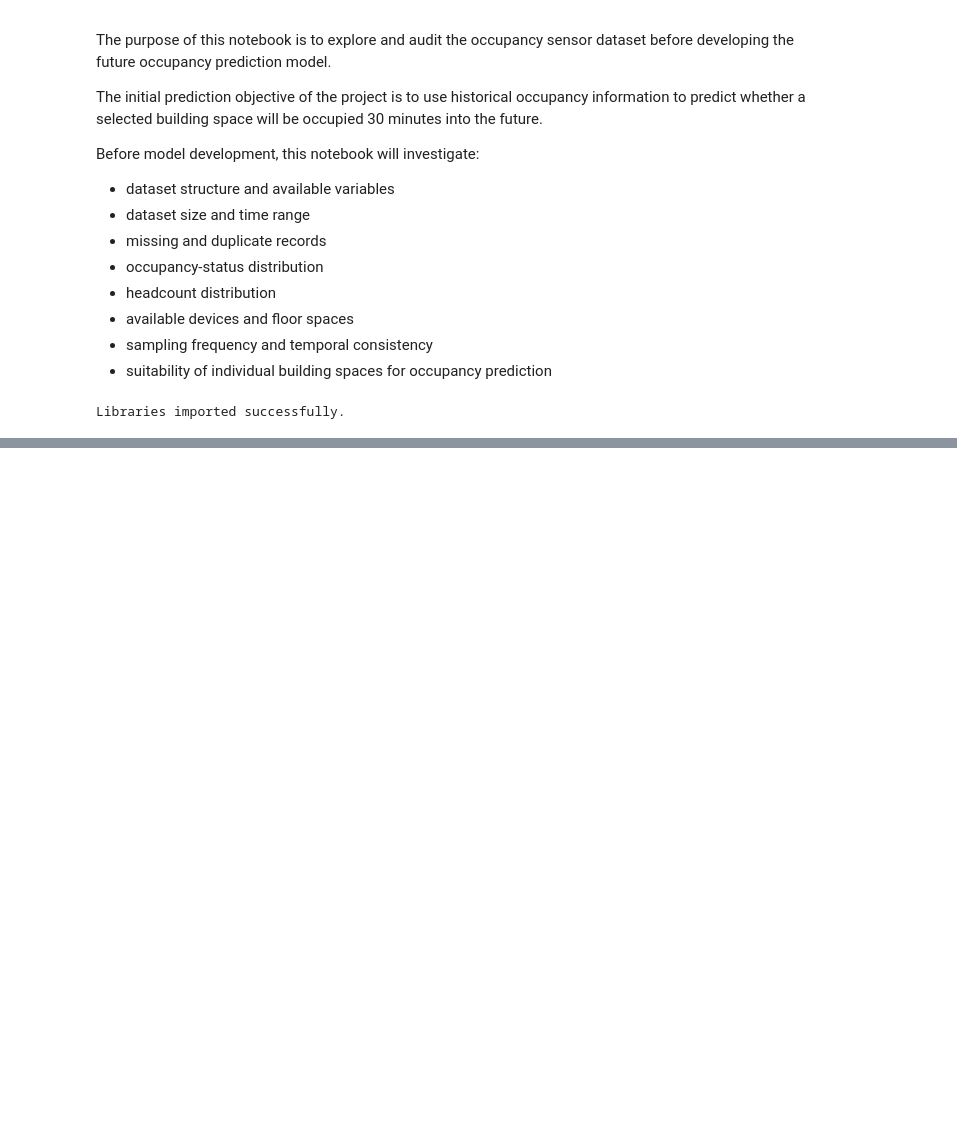
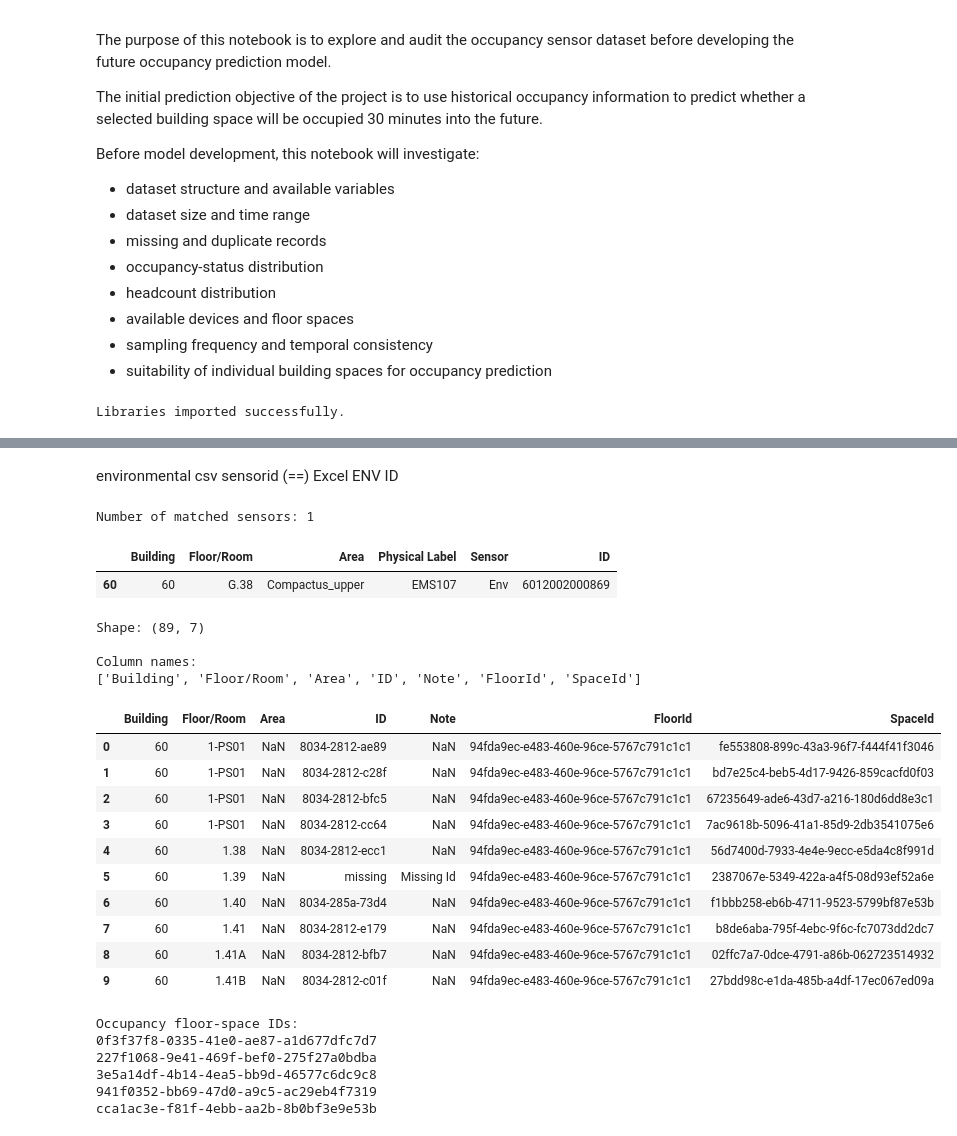
Before and after one commit to Betty-jyw/MMA3001-Occupancy-Prediction, a Jupyter notebook: notebooks/01_data_exploration.ipynb, the cells around one changed output, grey strips where cells are left out. Saved outputs shown, nothing was run; the diff lists cells and outputs as text; code cells hidden in the pictures; blank space fills up the shorter version.

```diff
--- a/notebooks/01_data_exploration.ipynb
+++ b/notebooks/01_data_exploration.ipynb
@@ -29,0 +36,9 @@ Libraries imported successfully.
+# %%
+import os
+
+data_path = "/content/drive/MyDrive/MMA3001_Project/data"
+
+files = os.listdir(data_path)
+
+for file in files:
+    print(file)
@@ -29,0 +246,7 @@ Libraries imported successfully.
+# %%
+mapping_file = data_path + "/Sensor ID and Locations.xlsx"
+
+excel_file = pd.ExcelFile(mapping_file)
+
+print("Sheet names:")
+print(excel_file.sheet_names)
@@ -29,0 +283,64 @@ Libraries imported successfully.
+# %% [markdown]
+environmental csv sensorid (==) Excel ENV ID
+# %%
+env_sensor_ids = [
+    6012002000326,
+    6012002000241,
+    6012002000869,
+    6012002000227,
+    6012002000777
+]
+
+matched_env = env_mapping[
+    env_mapping["ID"].isin(env_sensor_ids)
+]
+
+print("Number of matched sensors:", len(matched_env))
+
+matched_env
+# %% [output]
+Number of matched sensors: 1
+|  | Building | Floor/Room | Area | Physical Label | Sensor | ID |
+| 60 | 60 | G.38 | Compactus_upper | EMS107 | Env | 6012002000869 |
+# %%
+occ_sheet = "OCC (Incorrect Data - SpaceFloo"
+
+occ_mapping = pd.read_excel(
+    mapping_file,
+    sheet_name=occ_sheet
+)
+
+print("Shape:", occ_mapping.shape)
+
+print("\nColumn names:")
+print(occ_mapping.columns.tolist())
+
+occ_mapping.head(10)
+# %% [output]
+Shape: (89, 7)
+
+Column names:
+['Building', 'Floor/Room', 'Area', 'ID', 'Note', 'FloorId', 'SpaceId']
+|  | Building | Floor/Room | Area | ID | Note | FloorId | SpaceId |
+| 0 | 60 | 1-PS01 | NaN | 8034-2812-ae89 | NaN | 94fda9ec-e483-460e-96ce-5767c791c1c1 | fe553808-899c-43a3-96f7-f444f41f3046 |
+| 1 | 60 | 1-PS01 | NaN | 8034-2812-c28f | NaN | 94fda9ec-e483-460e-96ce-5767c791c1c1 | bd7e25c4-beb5-4d17-9426-859cacfd0f03 |
+| 2 | 60 | 1-PS01 | NaN | 8034-2812-bfc5 | NaN | 94fda9ec-e483-460e-96ce-5767c791c1c1 | 67235649-ade6-43d7-a216-180d6dd8e3c1 |
+| 3 | 60 | 1-PS01 | NaN | 8034-2812-cc64 | NaN | 94fda9ec-e483-460e-96ce-5767c791c1c1 | 7ac9618b-5096-41a1-85d9-2db3541075e6 |
+| 4 | 60 | 1.38 | NaN | 8034-2812-ecc1 | NaN | 94fda9ec-e483-460e-96ce-5767c791c1c1 | 56d7400d-7933-4e4e-9ecc-e5da4c8f991d |
+| 5 | 60 | 1.39 | NaN | missing | Missing Id | 94fda9ec-e483-460e-96ce-5767c791c1c1 | 2387067e-5349-422a-a4f5-08d93ef52a6e |
+| 6 | 60 | 1.40 | NaN | 8034-285a-73d4 | NaN | 94fda9ec-e483-460e-96ce-5767c791c1c1 | f1bbb258-eb6b-4711-9523-5799bf87e53b |
+| 7 | 60 | 1.41 | NaN | 8034-2812-e179 | NaN | 94fda9ec-e483-460e-96ce-5767c791c1c1 | b8de6aba-795f-4ebc-9f6c-fc7073dd2dc7 |
+| 8 | 60 | 1.41A | NaN | 8034-2812-bfb7 | NaN | 94fda9ec-e483-460e-96ce-5767c791c1c1 | 02ffc7a7-0dce-4791-a86b-062723514932 |
+| 9 | 60 | 1.41B | NaN | 8034-2812-c01f | NaN | 94fda9ec-e483-460e-96ce-5767c791c1c1 | 27bdd98c-e1da-485b-a4df-17ec067ed09a |
+# %%
+print("Occupancy floor-space IDs:")
+
+for space in sorted(unique_spaces):
+    print(space)
+# %% [output]
+Occupancy floor-space IDs:
+0f3f37f8-0335-41e0-ae87-a1d677dfc7d7
+227f1068-9e41-469f-bef0-275f27a0bdba
+3e5a14df-4b14-4ea5-bb9d-46577c6dc9c8
+941f0352-bb69-47d0-a9c5-ac29eb4f7319
+cca1ac3e-f81f-4ebb-aa2b-8b0bf3e9e53b
```
Also changed, not shown: parts of 32 cells of this notebook.
